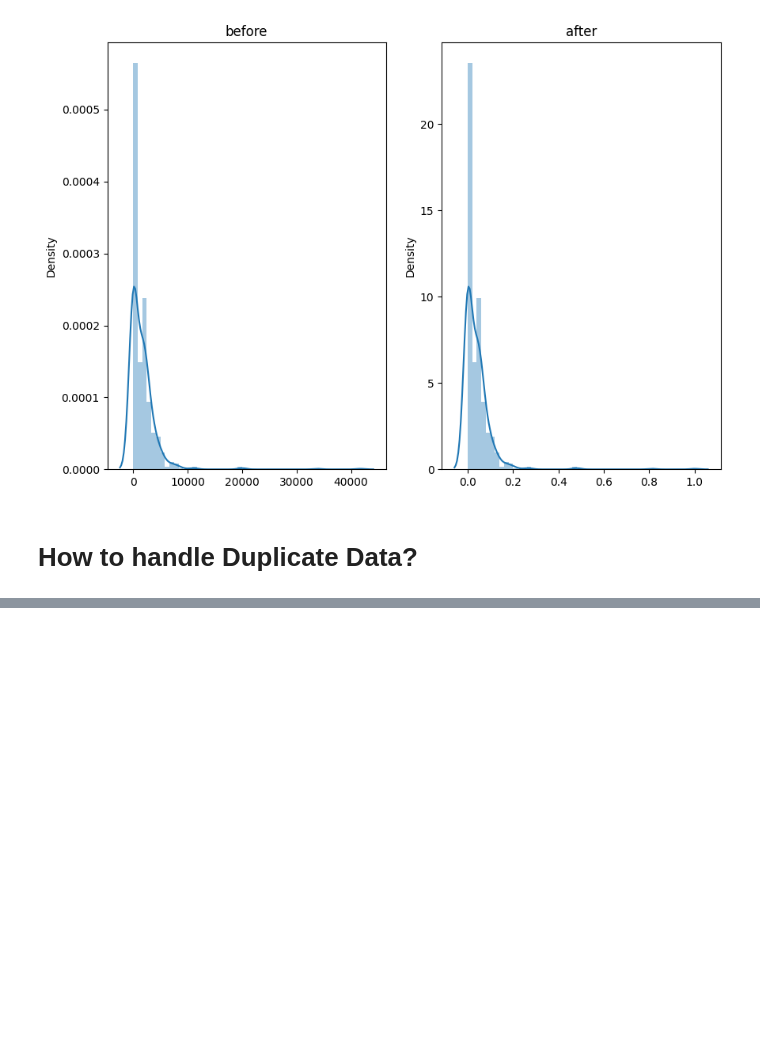
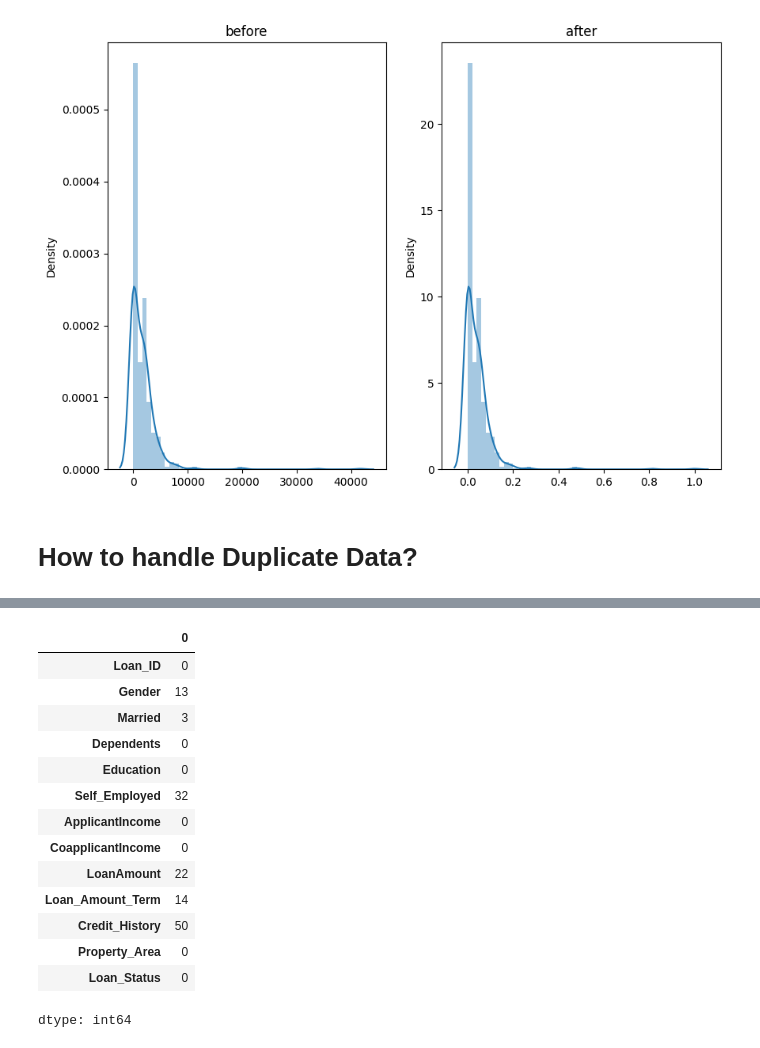
Before and after one commit to Vaishnavi943/ML_Course_-dl-ds, a Jupyter notebook: data-cleaning/jupyter.ipynb, the cells around one changed output, grey strips where cells are left out. Saved outputs shown, nothing was run; the diff lists cells and outputs as text; code cells hidden in the pictures; blank space fills up the shorter version.

```diff
--- a/data-cleaning/jupyter.ipynb
+++ b/data-cleaning/jupyter.ipynb
@@ -468,0 +519,18 @@ https://gist.github.com/mwaskom/de44147ed2974457ad6372750bbe5751
+# %%
+dataset.isnull().sum()
+# %% [output]
+|  | 0 |
+| Loan_ID | 0 |
+| Gender | 13 |
+| Married | 3 |
+| Dependents | 0 |
+| Education | 0 |
+| Self_Employed | 32 |
+| ApplicantIncome | 0 |
+| CoapplicantIncome | 0 |
+| LoanAmount | 22 |
+| Loan_Amount_Term | 14 |
+| Credit_History | 50 |
+| Property_Area | 0 |
+| Loan_Status | 0 |
+dtype: int64
```
Also changed, not shown: parts of 15 cells of this notebook.
